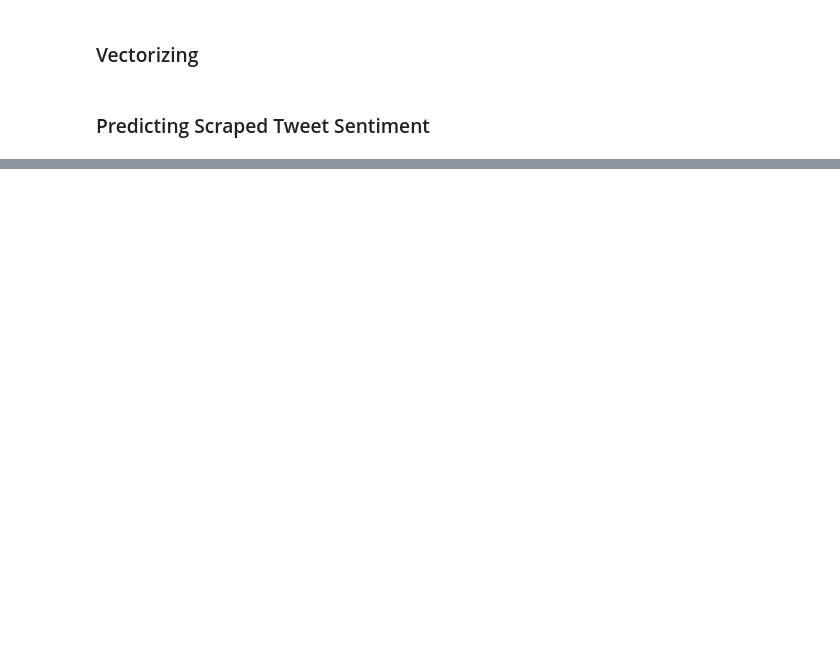
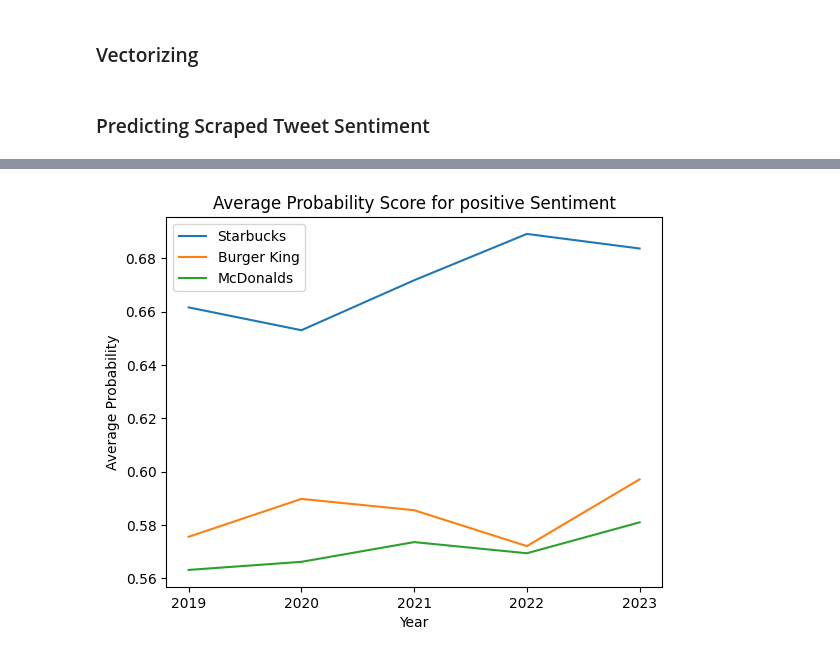
Before and after one commit to DavidStein7/marketing_analytics_project, a Jupyter notebook: Notebooks/data_preparation.ipynb, the cells around one changed output, grey strips where cells are left out. Saved outputs shown, nothing was run; the diff lists cells and outputs as text; code cells hidden in the pictures; blank space fills up the shorter version.

```diff
--- a/Notebooks/data_preparation.ipynb
+++ b/Notebooks/data_preparation.ipynb
@@ -1673,0 +1637,28 @@ len(pred_starbucks)
+# %%
+average_values_starbucks = pd.DataFrame(starbucks.groupby('year')['prediction_proba_pos'].mean())
+average_values_burgerking = pd.DataFrame(burgerking.groupby('year')['prediction_proba_pos'].mean())
+average_values_mcdonalds = pd.DataFrame(mcdonalds.groupby('year')['prediction_proba_pos'].mean())
+
+# Create a new figure and axis
+fig, ax = plt.subplots()
+
+# Plot each dataframe on the same axis
+ax.plot(average_values_starbucks.index, average_values_starbucks['prediction_proba_pos'], label='Starbucks')
+ax.plot(average_values_burgerking.index, average_values_burgerking['prediction_proba_pos'], label='Burger King')
+ax.plot(average_values_mcdonalds.index, average_values_mcdonalds['prediction_proba_pos'], label='McDonalds')
+
+# Add labels and title to the plot
+ax.set_xlabel('Year')
+ax.set_ylabel('Average Probability')
+ax.set_title('Average Probability Score for positive Sentiment')
+
+# Add a legend
+ax.legend()
+
+# Formatting x-axis ticks to display only full numbers
+plt.xticks(average_values_starbucks.index)
+
+# Display the plot
+plt.show()
+# %% [output]
+[figure, added]
```
Also changed, not shown: parts of 18 cells of this notebook.
